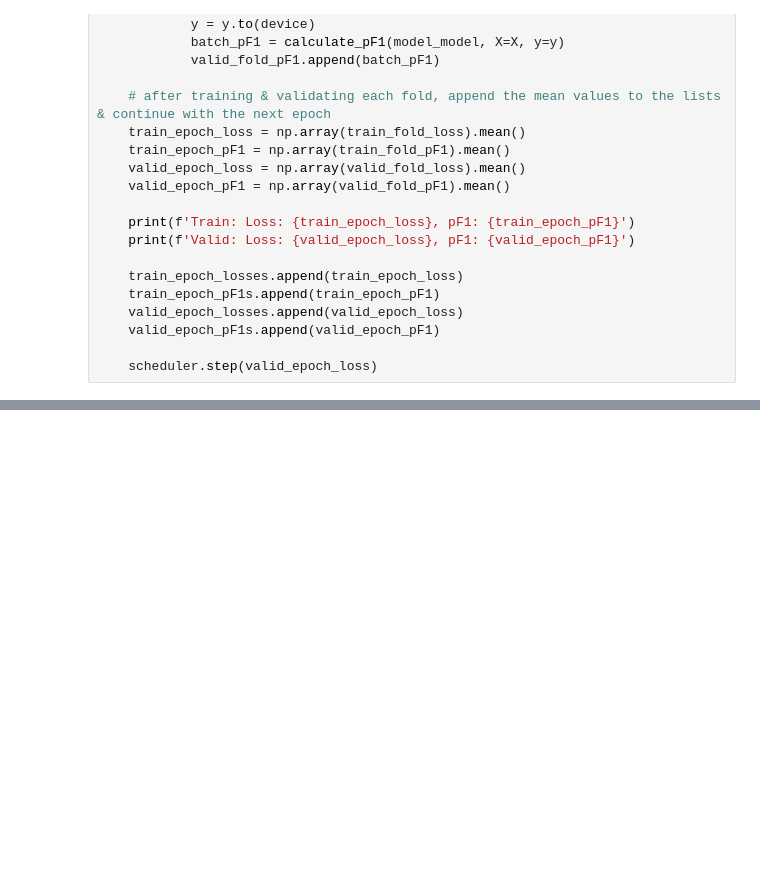
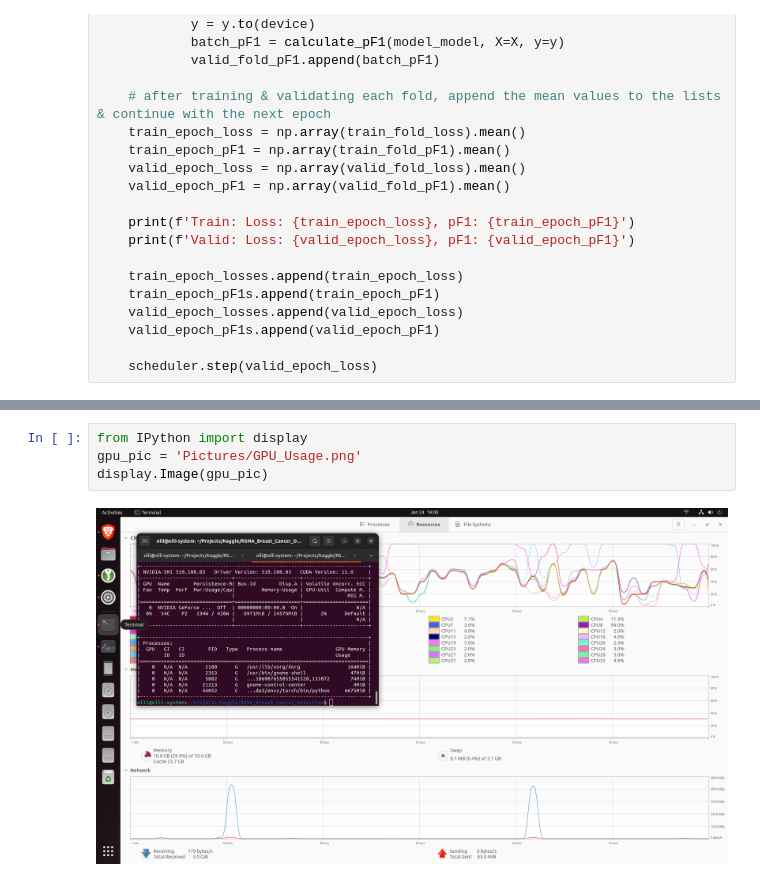
Before and after one commit to Oliver-Busemann/RSNA_Breast_Cancer_Detection, a Jupyter notebook: RSNA_Notebook_2_Preprocessing_CV_Setup.ipynb, the cells around one changed output, grey strips where cells are left out. Drawn from its saved outputs; the diff is of its cells as text; blank space fills up the shorter version.

```diff
--- a/RSNA_Notebook_2_Preprocessing_CV_Setup.ipynb
+++ b/RSNA_Notebook_2_Preprocessing_CV_Setup.ipynb
@@ -617,0 +618,6 @@ Turns out there is a severe bottleneck at preprocessing the data and transfering
+# %%
+from IPython import display
+gpu_pic = 'Pictures/GPU_Usage.png'
+display.Image(gpu_pic)
+# %% [output]
+[figure, added]
```
Also changed, not shown: parts of 3 cells of this notebook.
